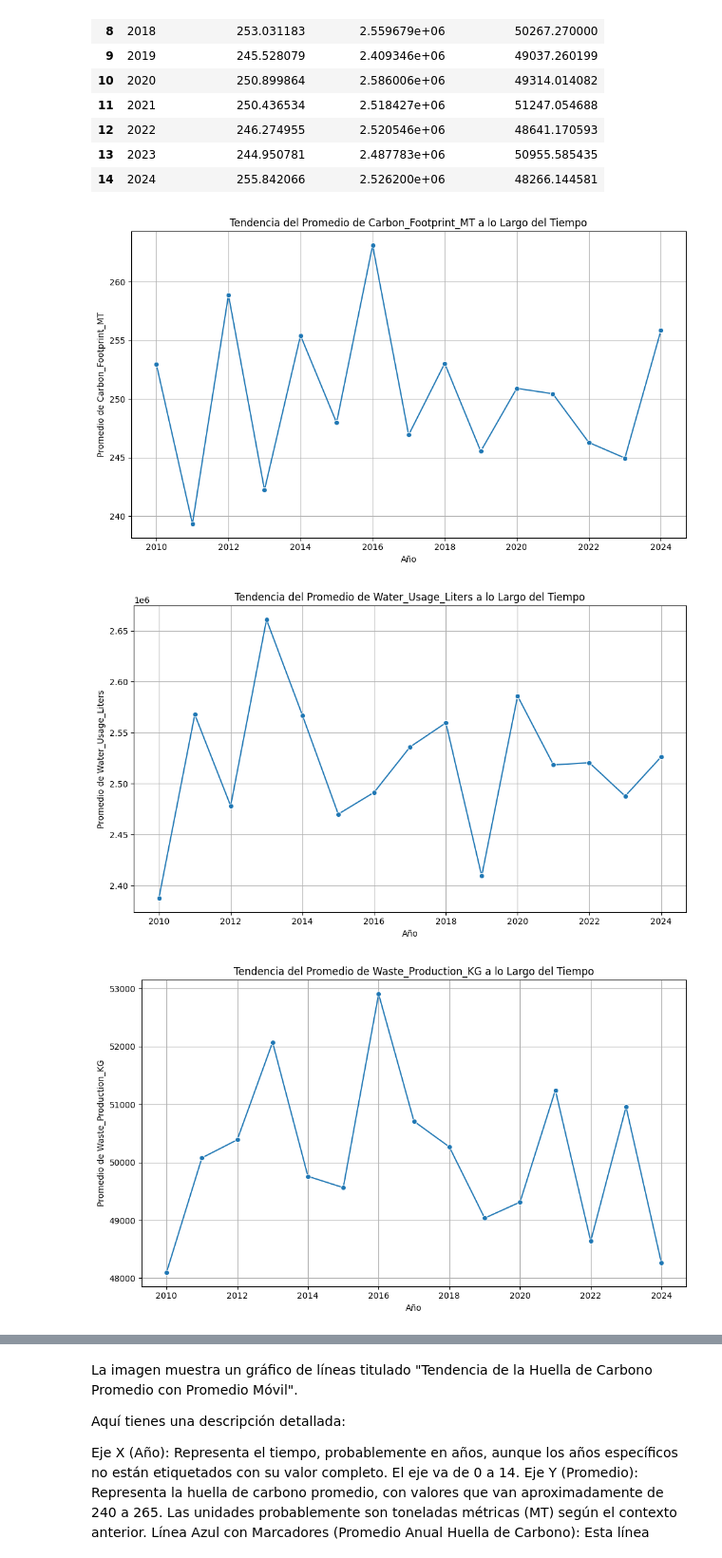
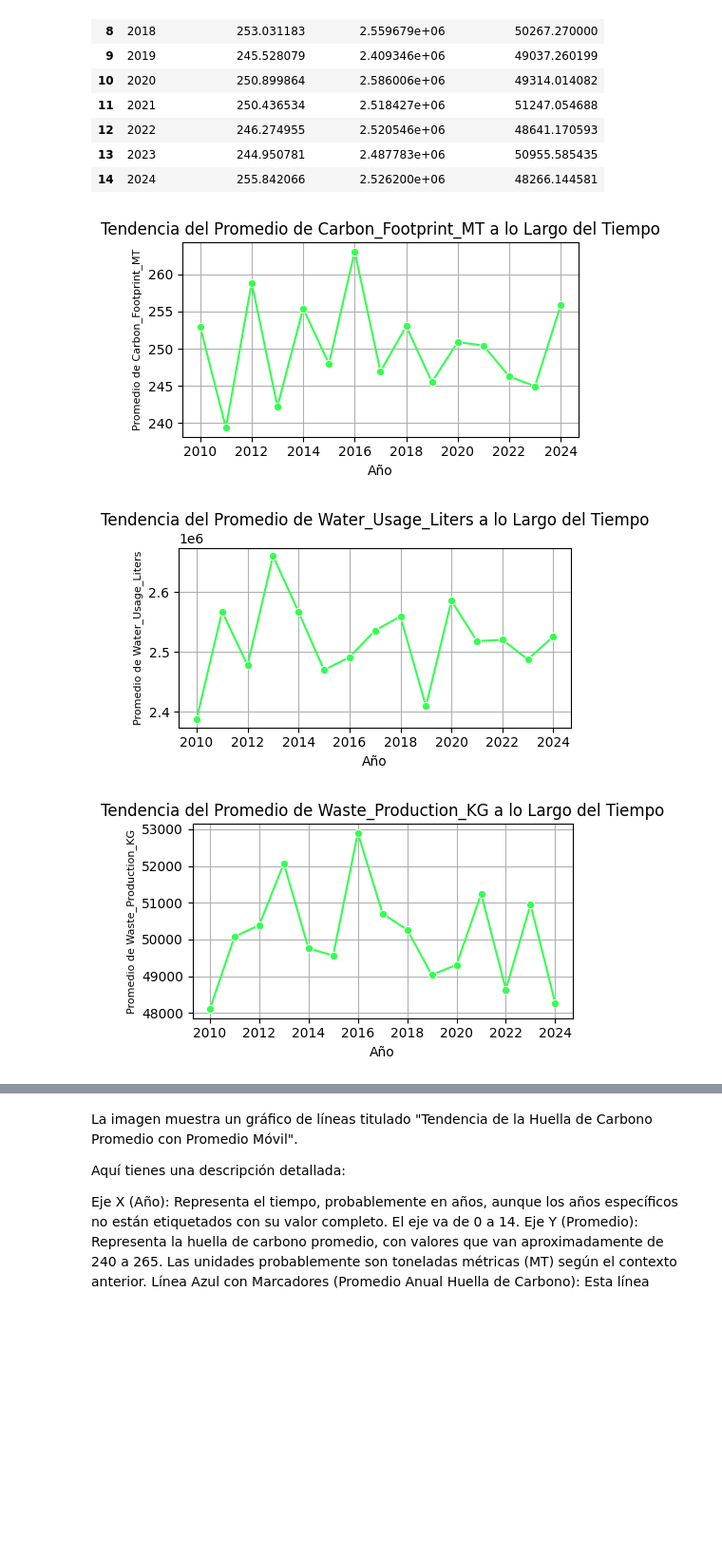
Before and after one commit to yoai13/EDA_SOSTENIBILIDAD_INDUSTRIA_TEXTIL, a Jupyter notebook: notebook/sostenible.ipynb, the cells around one changed output, grey strips where cells are left out. Shown at 95% size. Cells and saved outputs as stored; diff of their text form; code cells hidden in the pictures; blank space fills up the shorter version.

```diff
--- a/notebook/sostenible.ipynb
+++ b/notebook/sostenible.ipynb
@@ -5,7 +5,7 @@ import seaborn as sns
 import pandas as pd
 import matplotlib.pyplot as plt
 # %%
-df = pd.read_csv("Sustainable Fashion Trends.csv")
+df = pd.read_csv("../data/Sustainable_Fashion_Trends.csv")
 df
 # %% [output]
 |  | Brand_ID | Brand_Name | Country | Year | Sustainability_Rating | Material_Type | Eco_Friendly_Manufacturing | ... |
@@ -829,18 +823,18 @@ average_impact_by_year
 # %%
 #Visualizo la tendencia para cada métrica
 for metric in ['Carbon_Footprint_MT', 'Water_Usage_Liters', 'Waste_Production_KG']:
-    plt.figure(figsize=(10, 6))
-    sns.lineplot(x='Year', y=metric, data=average_impact_by_year, marker='o')
+    plt.figure(figsize=(5, 3))
+    sns.lineplot(x='Year', y=metric, data=average_impact_by_year, marker='o', color = "#33ff4f")
     plt.xlabel('Año')
-    plt.ylabel(f'Promedio de {metric}')
+    plt.ylabel(f'Promedio de {metric}', fontsize=8)
     plt.title(f'Tendencia del Promedio de {metric} a lo Largo del Tiempo')
     plt.grid(True)
     plt.tight_layout()
     plt.show()
 # %% [output]
-[figure, old version]
+[figure, new version]
-[figure, old version]
+[figure, new version]
-[figure, old version]
+[figure, new version]
 # %% [markdown]
 **Análisis por Métrica a lo Largo del Tiempo:**
 
```
Also changed, not shown: parts of 30 cells of this notebook, 28 other files.
